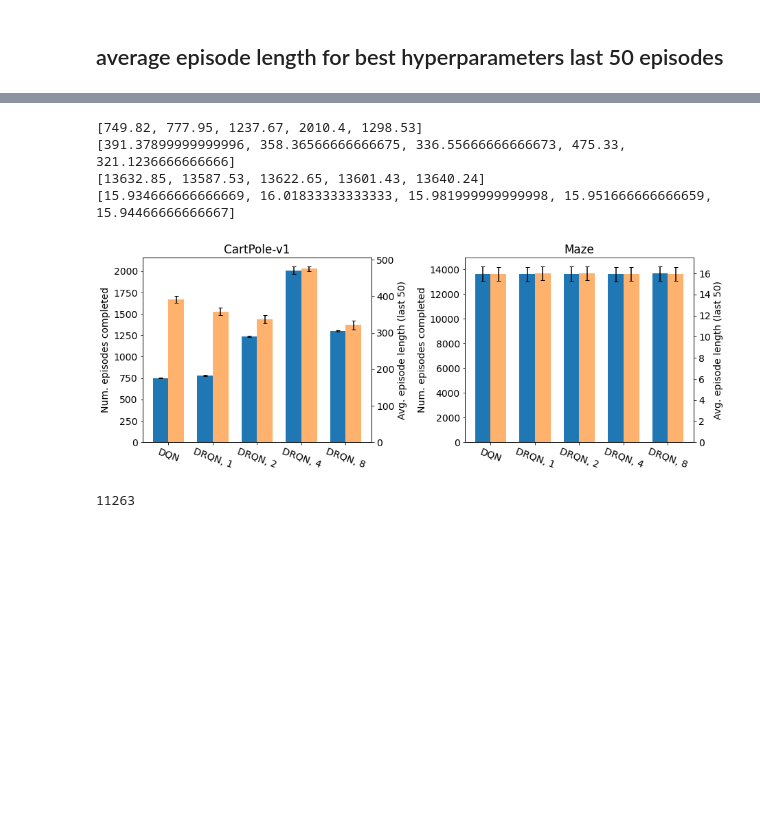
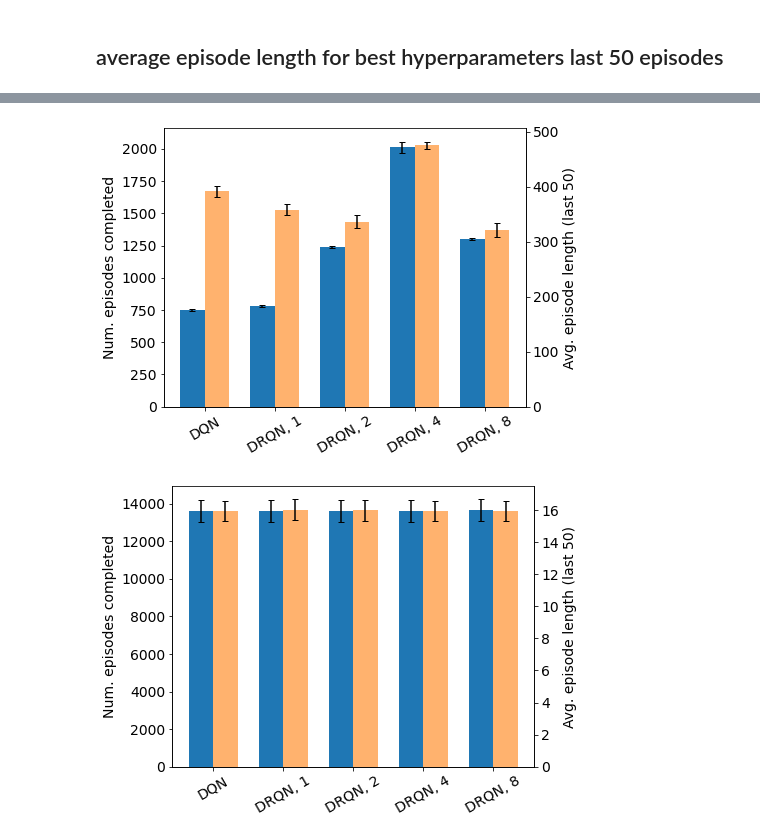
Before and after one commit to RevanMacQueen/DRQN, a Jupyter notebook: new_visualizations_2.ipynb, the cells around one changed output, grey strips where cells are left out. Saved outputs shown, nothing was run; the diff lists cells and outputs as text; code cells hidden in the pictures; blank space fills up the shorter version.

Commit message:
added colour scheme

```diff
--- a/new_visualizations_2.ipynb
+++ b/new_visualizations_2.ipynb
@@ -54,3 +52,10 @@ df = df.replace('RNN, 8', 'DRQN, 8')
 df_mean = df.groupby(columns).mean().reset_index() # dataframe with mean over seeds for each parameter/alg/env configuration
 # %% [markdown]
 # Total Number of episodes completed for all hyperparameters
+# %%
+colours = sns.color_palette()
+c_dict = {}
+algs = df_mean.Algorithm.unique()
+for alg in algs:
+    c_dict[alg] = colours.pop(0)
+c_dict
@@ -99,7 +121,10 @@ def get_best_data(df, df_mean, columns, metric):
 ## Total Number of episodes completed for best hyperparameters
 # %%
 df_best, best_inds = get_best_data(df, df_mean, columns, 'Num Episodes')
-g = sns.catplot(x='Algorithm', y='Num Episodes', col='Env', data=df_best, kind='bar', ci=68, sharey=False, palette= sns.cubehelix_palette(5, start=.5, rot=-.75))
-g.set_axis_labels("", "Number of Episodes Completed")
-plt.savefig('figures/total_episodes_best_params.pdf', bbox_inches='tight')
+
+for env in df_best.Env.unique():
+
+    g = sns.barplot(x='Algorithm', y='Num Episodes', col='Env', data=df_best, kind='bar', ci=68, sharey=False)
+    g.set_ylabel("Number of Episodes Completed")
+    plt.savefig('figures/total_episodes_best_params.pdf', bbox_inches='tight')
 # %% [output]
@@ -204,70 +216,60 @@ df_temp = df_temp.melt(id_vars=['Algorithm', 'Env'], var_name = 'source', value_
 # %%
 # double bar plot
 
-font = {'size'   : 14}
+font = {'size'   : 16}
 
 matplotlib.rc('font', **font)
 env_ind = 1
 
 data = df_temp.values
-
-
 algs =  np.unique(data[:, 0])
 envs = np.unique(data[:, 1])
-
-num_subplots = envs.shape[0]
-fig, axs = plt.subplots(1, 2, figsize=(13,5))
-
 
 x = np.arange(len(algs))  # the label locations
 width = 0.35  # the width of the bars
 
 ax_idx = 0
 
-colours = sns.cubehelix_palette(len(algs), start=.5, rot=-.75).as_hex()
-
+sns.color_palette().as_hex()
 
 for env in envs:
-    ax = axs[ax_idx]
+    num_subplots = envs.shape[0]
+    fig, ax = plt.subplots(1, 1, figsize=(7,5))
+    #ax = axs[0]
     data_num_episodes_to_plot = []
     data_ep_len_to_plot = []
     num_episodes_err = []
     ep_len_err = []
     scale = 1
-
 
     for alg in algs:
         data_num_episodes = data[np.where((data[:, 2] == 'Num Episodes') & (data[:, 1] ==env) & (data[:, 0] == alg))]
         data_ep_len = data[np.where((data[:, 2] == 'Average Episode Length') & (data[:, 1] ==env) & (data[:, 0] == alg))]
 
         data_num_episodes_to_plot.append(np.mean(data_num_episodes[:, 3]))
         data_ep_len_to_plot.append(np.mean(data_ep_len[:, 3]* scale ))
         num_episodes_err.append(sem(data_num_episodes[:, 3]))
         ep_len_err.append(sem(data_ep_len[:, 3]))
 
-    rects1 = ax.bar(x - width/2, data_num_episodes_to_plot, width, label='Num Episodes', color='tab:blue' )
+    rects1 = ax.bar(x - width/2, data_num_episodes_to_plot, width, label='Overall Performance', color='tab:blue' )
     ax.errorbar(x - width/2, data_num_episodes_to_plot, yerr=num_episodes_err, ecolor='black', capsize=3, ls='none' )
 
     ax.set_ylabel('Num. episodes completed')
-    ax.set_title(env)
+    #ax.set_title(env)
     ax.set_xticks(x)
-    ax.set_xticklabels(algs, rotation=340)
+    ax.set_xticklabels(algs, rotation=30)
     ax2 = ax.twinx()
     ax2.set_ylabel('Avg. episode length (last 50)')
 
-    rects2 = ax2.bar(x + width/2, data_ep_len_to_plot, width, label='Last 30 Episode Avg. Episode Length', color='tab:orange', alpha = 0.6)
+    rects2 = ax2.bar(x + width/2, data_ep_len_to_plot, width, label='Final Performance', color='tab:orange', alpha = 0.6)
     ax2.errorbar(x + width/2, data_ep_len_to_plot, yerr=ep_len_err, ecolor='black', capsize=3, ls='none' )
-    ax_idx += 1
 
-handles, labels = ax.get_legend_handles_labels()
-#fig.legend(handles, labels, loc='upper center')
-plt.xticks(rotation=290)
-plt.gca().spines['top'].set_visible(False)
-fig.tight_layout()
-plt.savefig("figures/double_bar.pdf", bbox_inches='tight')
+    handles, labels = ax.get_legend_handles_labels()
+    #fig.legend(handles, labels, loc='upper center')
+    plt.xticks(rotation=290)
+    fig.gca().spines['top'].set_visible(False)
+    fig.tight_layout()
+    plt.savefig("figures/double_bar%s.pdf"%env, bbox_inches='tight')
 # %% [output]
-[749.82, 777.95, 1237.67, 2010.4, 1298.53]
-[391.37899999999996, 358.36566666666675, 336.55666666666673, 475.33, 321.1236666666666]
-[13632.85, 13587.53, 13622.65, 13601.43, 13640.24]
-[15.934666666666669, 16.01833333333333, 15.981999999999998, 15.951666666666659, 15.94466666666667]
-[figure, old version]
+[figure, new version]
+[figure, added]
@@ -284,4 +275,0 @@ params, data = extract_episode_lengths(root, ['model_arch', 'env', 'seed', 'lear
-# %%
-len(data[0])
-# %% [output]
-11263
```
Also changed, not shown: parts of 11 cells of this notebook, 57 other files.
